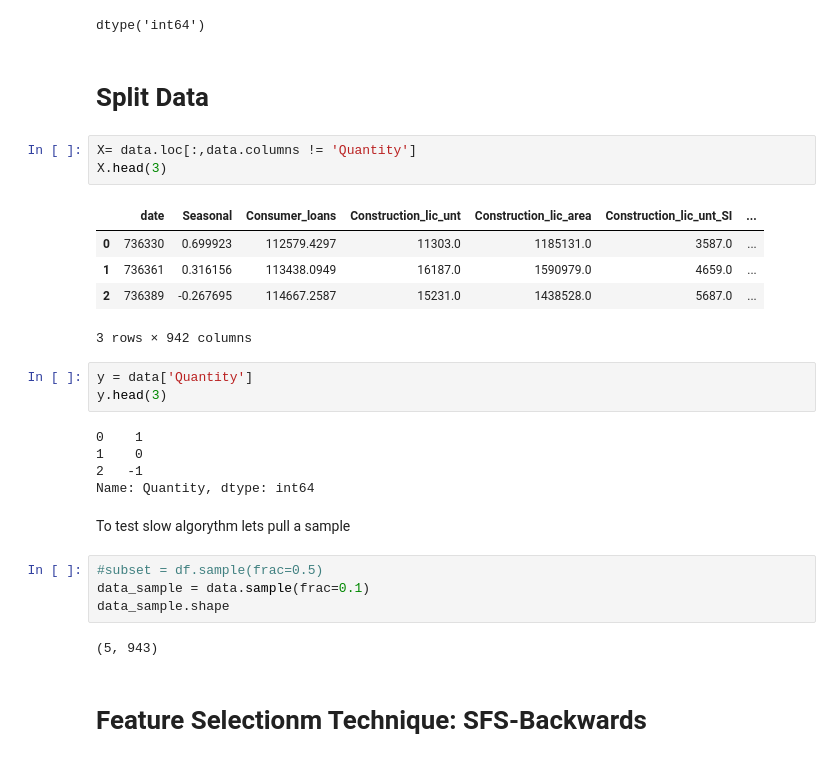
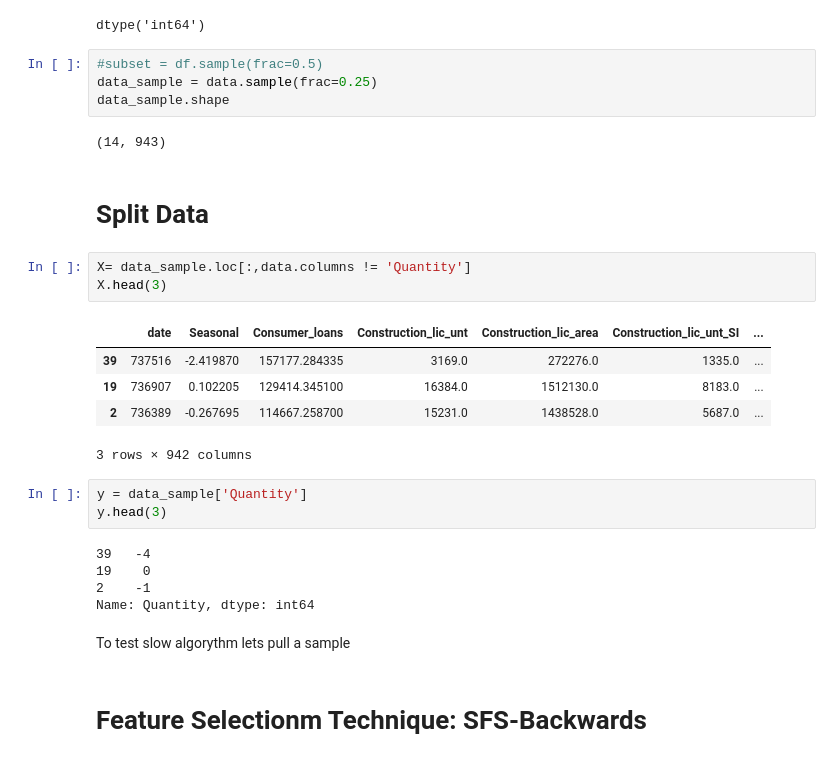
Before and after one commit to JF11579/Adelphi, a Jupyter notebook: Sprint_4_Midterm.ipynb, the cells around one changed output. Drawn from its saved outputs; the diff is of its cells as text.

```diff
--- a/Sprint_4_Midterm.ipynb
+++ b/Sprint_4_Midterm.ipynb
@@ -38,33 +38,33 @@ data =data.astype({'Quantity': int})
 data['Quantity'].dtypes
 # %% [output]
 dtype('int64')
+# %%
+#subset = df.sample(frac=0.5)
+data_sample = data.sample(frac=0.25)
+data_sample.shape
+# %% [output]
+(14, 943)
 # %% [markdown]
 # Split Data
 # %%
-X= data.loc[:,data.columns != 'Quantity']
+X= data_sample.loc[:,data.columns != 'Quantity']
 X.head(3)
 # %% [output]
 |  | date | Seasonal | Consumer_loans | Construction_lic_unt | Construction_lic_area | Construction_lic_unt_SI | ... |
-| 0 | 736330 | 0.699923 | 112579.4297 | 11303.0 | 1185131.0 | 3587.0 | ... |
-| 1 | 736361 | 0.316156 | 113438.0949 | 16187.0 | 1590979.0 | 4659.0 | ... |
-| 2 | 736389 | -0.267695 | 114667.2587 | 15231.0 | 1438528.0 | 5687.0 | ... |
+| 39 | 737516 | -2.419870 | 157177.284335 | 3169.0 | 272276.0 | 1335.0 | ... |
+| 19 | 736907 | 0.102205 | 129414.345100 | 16384.0 | 1512130.0 | 8183.0 | ... |
+| 2 | 736389 | -0.267695 | 114667.258700 | 15231.0 | 1438528.0 | 5687.0 | ... |
 3 rows × 942 columns
 # %%
-y = data['Quantity']
+y = data_sample['Quantity']
 y.head(3)
 # %% [output]
-0    1
-1    0
-2   -1
+39   -4
+19    0
+2    -1
 Name: Quantity, dtype: int64
 # %% [markdown]
 To test slow algorythm lets pull a sample
-# %%
-#subset = df.sample(frac=0.5)
-data_sample = data.sample(frac=0.1)
-data_sample.shape
-# %% [output]
-(5, 943)
 # %% [markdown]
 # Feature Selectionm Technique: SFS-Backwards
 # %% [markdown]
```
Also changed, not shown: parts of 1 cell of this notebook.
